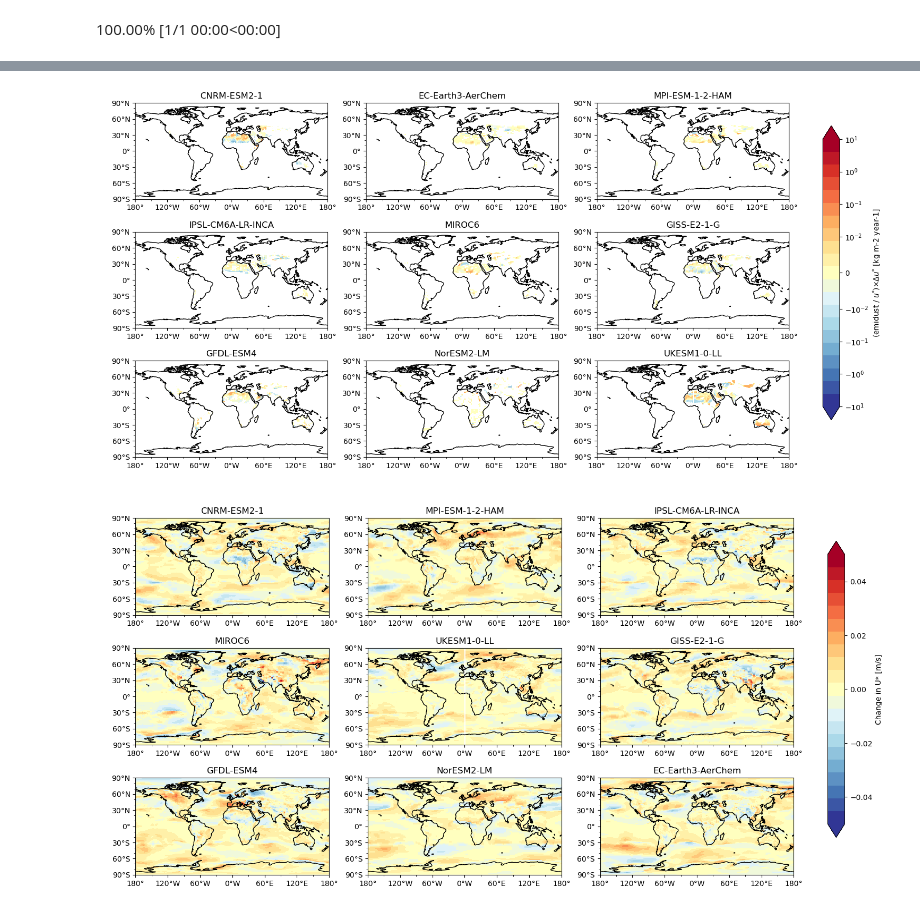
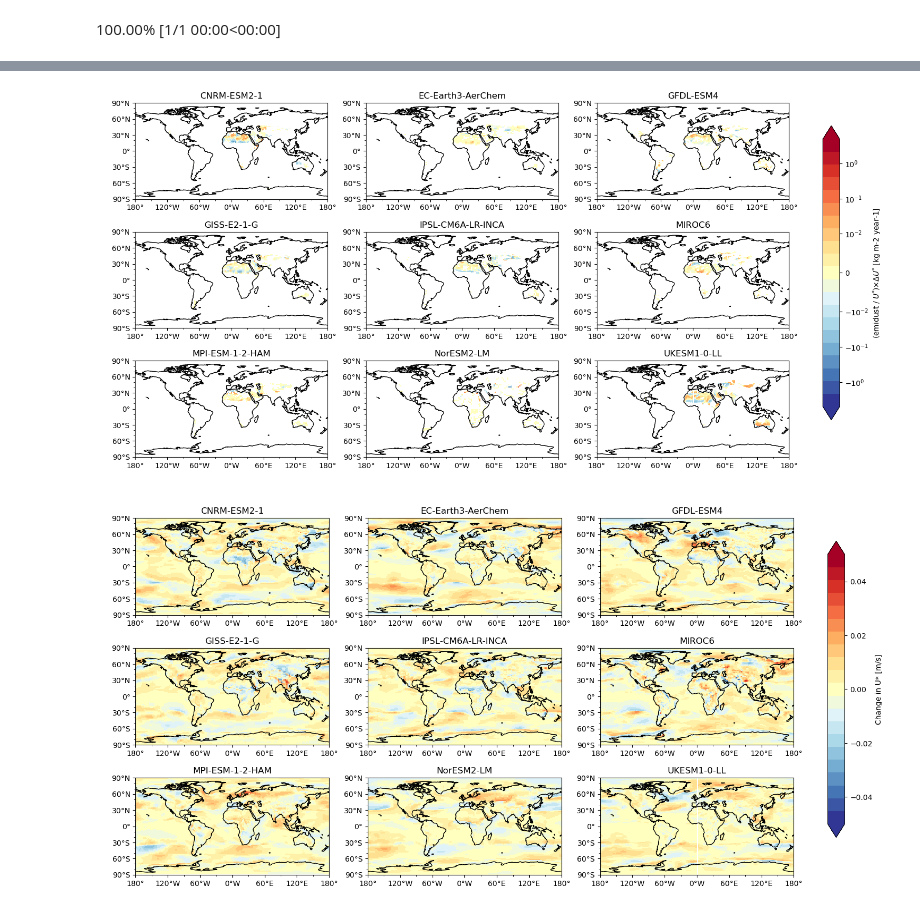
Before and after one commit to Ovewh/Climaso, a Jupyter notebook: notebooks/dust_emission_changes.ipynb, the cells around one changed output, grey strips where cells are left out. Cells and saved outputs as stored; diff of their text form; code cells hidden in the pictures.

```diff
--- a/notebooks/dust_emission_changes.ipynb
+++ b/notebooks/dust_emission_changes.ipynb
@@ -109,7 +109,7 @@ norm = mpl.colors.TwoSlopeNorm(vcenter=100, vmax=150, vmin=50)
 diffs= {}
 exp_emidust= {}
 
-for skey, j in zip(ctrl_dict,ax):
+for skey, j in zip(sorted(ctrl_dict.keys()),ax):
     temp_exp = exp_dict[skey].isel(member_id=0, time=slice(2,None)).mean(dim='time')*365*24*60*60
     temp_ctrl = ctrl_dict[skey].isel(member_id=0, time=slice(2,None)).mean(dim='time')*365*24*60*60
     temp_exp, temp_ctrl = ensure_same_coords(temp_exp, temp_ctrl)
@@ -395,31 +395,31 @@ dttau_demis_dict = {k: ttau_emis_dttau(diff_fric_vel[k], fric_vel_exp[k], exp_em
 # dttau_demis_dict.pop('EC-Earth3-AerChem')
 fig,ax, cax = create_facet_plot(9,figsize=[16,9])
 cmap = mpl.colormaps.get('RdYlBu_r').resampled(21)
-norm = mpl.colors.SymLogNorm(vmax=1e1, vmin=-1e1, linthresh=1e-2, linscale=1)
+norm = mpl.colors.SymLogNorm(vmax=5e0, vmin=-5e0, linthresh=1e-2, linscale=1)
 
-for skey, j in zip(dttau_demis_dict,ax):
+for skey, j in zip(sorted(dttau_demis_dict.keys()),ax):
 
     dttau_demis_dict[skey].plot(ax=ax[j],norm=norm, cmap=cmap,add_colorbar=False)
     global_map(ax[j])
     ax[j].set_title(skey)
 cax=fig.colorbar(mpl.cm.ScalarMappable(norm,cmap=cmap), cax=cax, extend='both')
-cax.set_label(r'(emidust / $ u^{*} $)$\times \Delta u^{*} $ [kg m-2 year-1]' )
+cax.set_label(r'(emidust / $ U^{*} $)$\times \Delta U^{*} $ [kg m-2 year-1]' )
 plt.savefig('../emission_change_per_changes.png', dpi=300, bbox_inches='tight')
 # %% [output]
-[figure, old version]
+[figure, new version]
 # %%
 # fig = plt.figure(figsize=[10,16])
 fig,ax, cax = create_facet_plot(9,figsize=[16,9])
 cmap = mpl.colormaps.get('RdYlBu_r').resampled(21)
 norm = mpl.colors.TwoSlopeNorm(vcenter=0, vmax=0.05, vmin=-0.05 )
 
-for skey, j in zip(diff_fric_vel,ax):
+for skey, j in zip(sorted(diff_fric_vel.keys()),ax):
 
     diff_fric_vel[skey].plot(ax=ax[j], cmap=cmap,add_colorbar=False, norm=norm)
     global_map(ax[j])
     ax[j].set_title(skey)
 cax=fig.colorbar(mpl.cm.ScalarMappable(norm,cmap=cmap), cax=cax, extend='both')
 cax.set_label('Change in U* [m/s]')
 plt.savefig('friction_velocity_changes.png', dpi=300, bbox_inches='tight')
 # %% [output]
-[figure, old version]
+[figure, new version]
```
Also changed, not shown: parts of 5 cells of this notebook.
